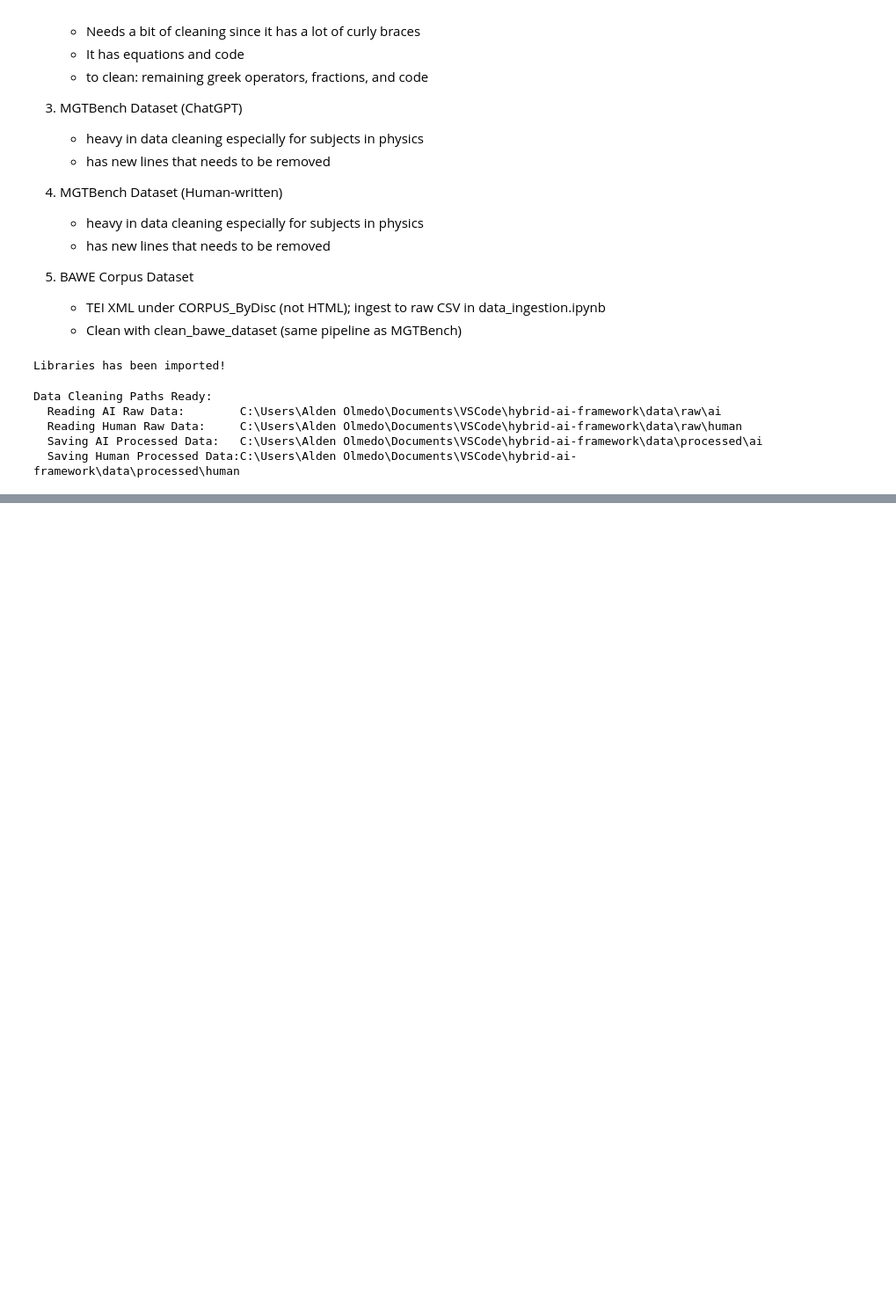
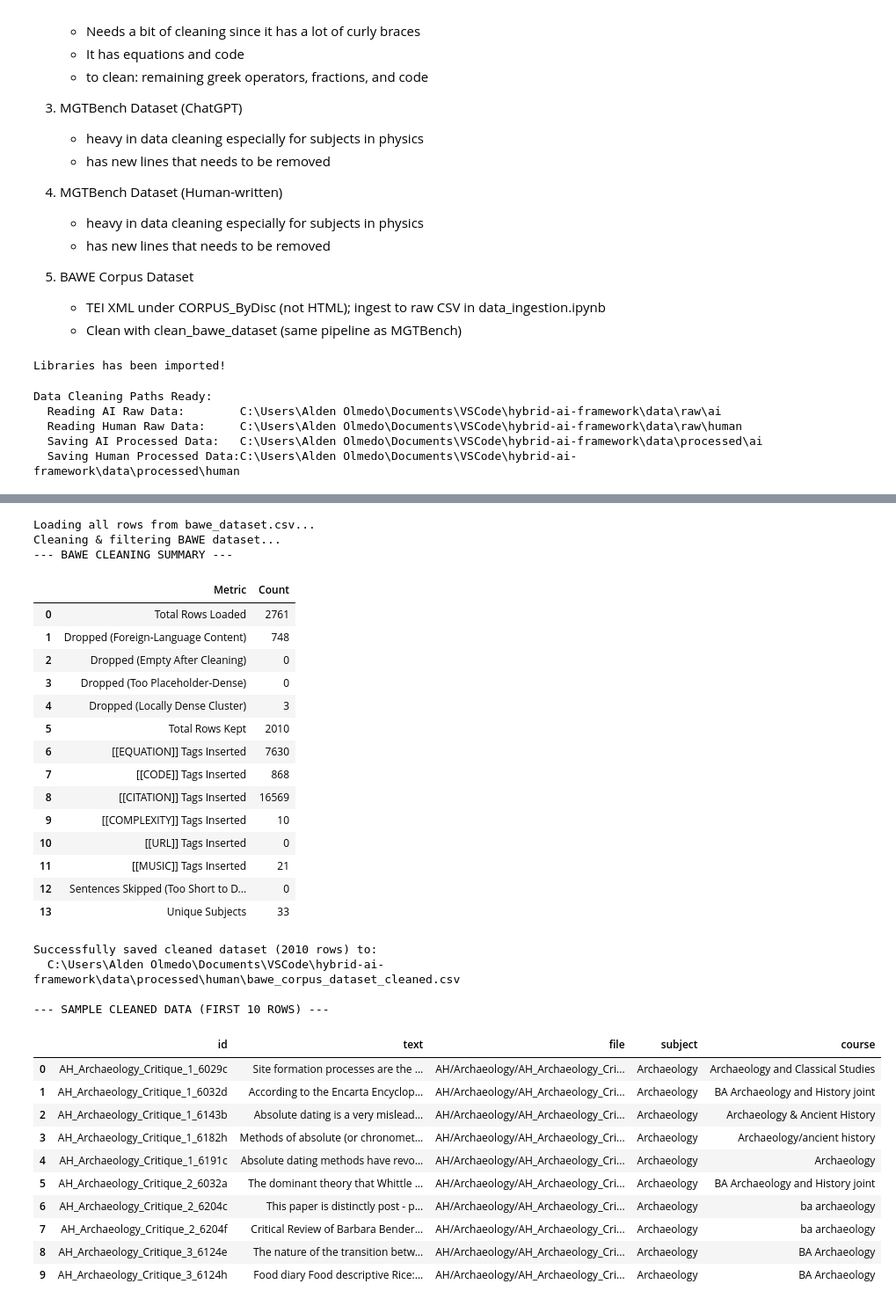
Before and after one commit to n4t5Uuu/Hybrid-AI-Text-Detector, a Jupyter notebook: src/notebooks/data_cleaning.ipynb, the cells around one changed output, grey strips where cells are left out. Shown at 88% size. Drawn from its saved outputs; the diff is of its cells as text; code cells hidden in the pictures; blank space fills up the shorter version.

Commit message:
feat: mgtbench and bawe corpus is now cleaned

```diff
--- a/src/notebooks/data_cleaning.ipynb
+++ b/src/notebooks/data_cleaning.ipynb
@@ -93,4 +176,38 @@ Cleaning MGTBench AI dataset...
 # %%
 # Run BAWE dataset cleaning (first 20 rows per subject; set sample_size=None for full corpus)
 bawe_path = RAW_HUMAN_DIR / 'bawe_dataset.csv'
-df_cleaned_bawe = clean_bawe_dataset(bawe_path, PROCESSED_HUMAN_DIR, sample_size=20)
+df_cleaned_bawe = clean_bawe_dataset(bawe_path, PROCESSED_HUMAN_DIR, sample_size=None)
+# %% [output]
+Loading all rows from bawe_dataset.csv...
+Cleaning & filtering BAWE dataset...
+--- BAWE CLEANING SUMMARY ---
+|  | Metric | Count |
+| 0 | Total Rows Loaded | 2761 |
+| 1 | Dropped (Foreign-Language Content) | 748 |
+| 2 | Dropped (Empty After Cleaning) | 0 |
+| 3 | Dropped (Too Placeholder-Dense) | 0 |
+| 4 | Dropped (Locally Dense Cluster) | 3 |
+| 5 | Total Rows Kept | 2010 |
+| 6 | [[EQUATION]] Tags Inserted | 7630 |
+| 7 | [[CODE]] Tags Inserted | 868 |
+| 8 | [[CITATION]] Tags Inserted | 16569 |
+| 9 | [[COMPLEXITY]] Tags Inserted | 10 |
+| 10 | [[URL]] Tags Inserted | 0 |
+| 11 | [[MUSIC]] Tags Inserted | 21 |
+| 12 | Sentences Skipped (Too Short to D... | 0 |
+| 13 | Unique Subjects | 33 |
+Successfully saved cleaned dataset (2010 rows) to:
+  C:\Users\Alden Olmedo\Documents\VSCode\hybrid-ai-framework\data\processed\human\bawe_corpus_dataset_cleaned.csv
+
+--- SAMPLE CLEANED DATA (FIRST 10 ROWS) ---
+|  | id | text | file | subject | course |
+| 0 | AH_Archaeology_Critique_1_6029c | Site formation processes are the ... | AH/Archaeology/AH_Archaeology_Cri... | Archaeology | Archaeology and Classical Studies |
+| 1 | AH_Archaeology_Critique_1_6032d | According to the Encarta Encyclop... | AH/Archaeology/AH_Archaeology_Cri... | Archaeology | BA Archaeology and History joint |
+| 2 | AH_Archaeology_Critique_1_6143b | Absolute dating is a very mislead... | AH/Archaeology/AH_Archaeology_Cri... | Archaeology | Archaeology & Ancient History |
+| 3 | AH_Archaeology_Critique_1_6182h | Methods of absolute (or chronomet... | AH/Archaeology/AH_Archaeology_Cri... | Archaeology | Archaeology/ancient history |
+| 4 | AH_Archaeology_Critique_1_6191c | Absolute dating methods have revo... | AH/Archaeology/AH_Archaeology_Cri... | Archaeology | Archaeology |
+| 5 | AH_Archaeology_Critique_2_6032a | The dominant theory that Whittle ... | AH/Archaeology/AH_Archaeology_Cri... | Archaeology | BA Archaeology and History joint |
+| 6 | AH_Archaeology_Critique_2_6204c | This paper is distinctly post - p... | AH/Archaeology/AH_Archaeology_Cri... | Archaeology | ba archaeology |
+| 7 | AH_Archaeology_Critique_2_6204f | Critical Review of Barbara Bender... | AH/Archaeology/AH_Archaeology_Cri... | Archaeology | ba archaeology |
+| 8 | AH_Archaeology_Critique_3_6124e | The nature of the transition betw... | AH/Archaeology/AH_Archaeology_Cri... | Archaeology | BA Archaeology |
+| 9 | AH_Archaeology_Critique_3_6124h | Food diary Food descriptive Rice:... | AH/Archaeology/AH_Archaeology_Cri... | Archaeology | BA Archaeology |
```
Also changed, not shown: parts of 2 cells of this notebook, 4 other files.
